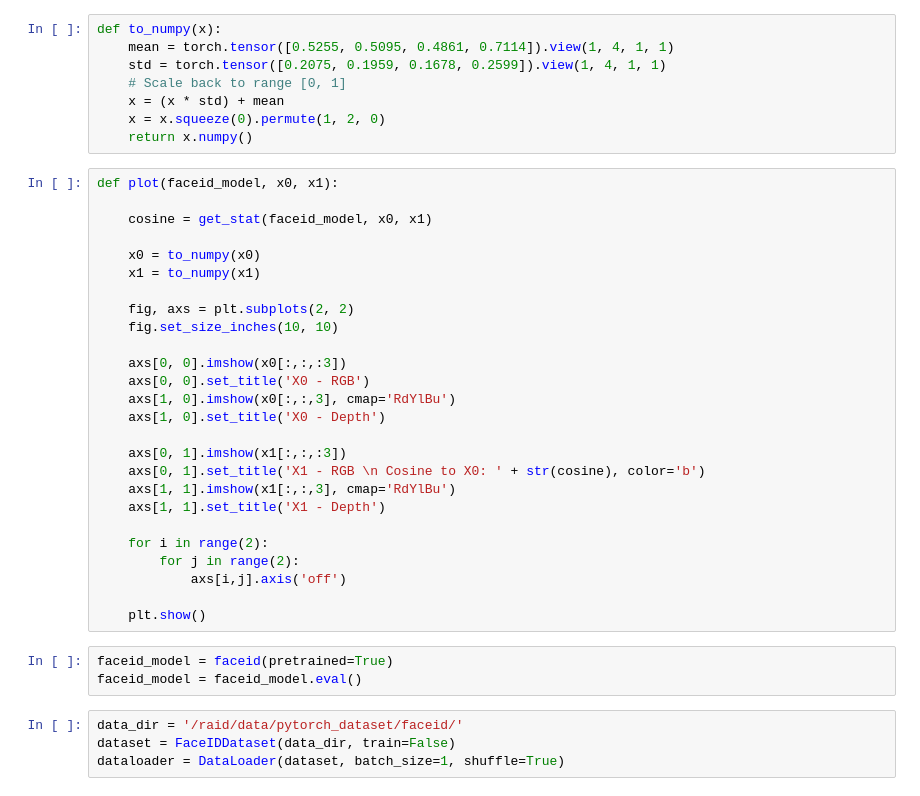
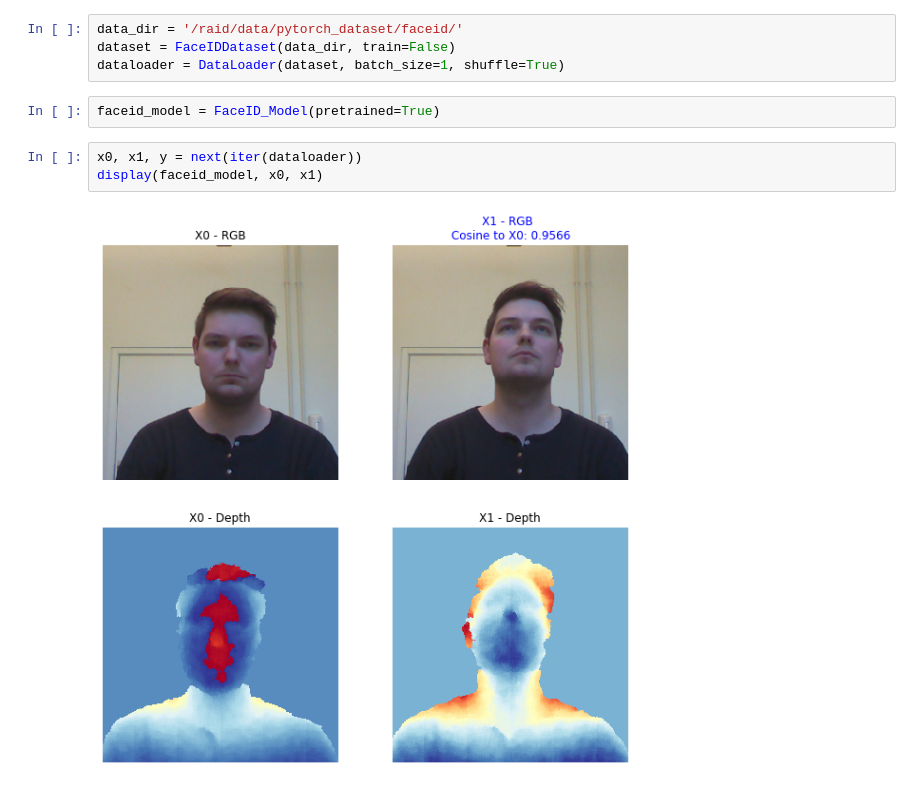
Before and after one commit to huyvnphan/FaceID, a Jupyter notebook: faceid_test.ipynb, the cells around one changed output. Saved outputs shown, nothing was run; the diff lists cells and outputs as text.

```diff
--- a/faceid_test.ipynb
+++ b/faceid_test.ipynb
@@ -15,43 +7,13 @@ def get_stat(faceid_model, x0, x1):
-# %%
-def to_numpy(x):
-    mean = torch.tensor([0.5255, 0.5095, 0.4861, 0.7114]).view(1, 4, 1, 1)
-    std = torch.tensor([0.2075, 0.1959, 0.1678, 0.2599]).view(1, 4, 1, 1)
-    # Scale back to range [0, 1]
-    x = (x * std) + mean
-    x = x.squeeze(0).permute(1, 2, 0)
-    return x.numpy()
-# %%
-def plot(faceid_model, x0, x1):
-
-    cosine = get_stat(faceid_model, x0, x1)
-
-    x0 = to_numpy(x0)
-    x1 = to_numpy(x1)
-
-    fig, axs = plt.subplots(2, 2)
-    fig.set_size_inches(10, 10)
-
-    axs[0, 0].imshow(x0[:,:,:3])
-    axs[0, 0].set_title('X0 - RGB')
-    axs[1, 0].imshow(x0[:,:,3], cmap='RdYlBu')
-    axs[1, 0].set_title('X0 - Depth')
-
-    axs[0, 1].imshow(x1[:,:,:3])
-    axs[0, 1].set_title('X1 - RGB \n Cosine to X0: ' + str(cosine), color='b')
-    axs[1, 1].imshow(x1[:,:,3], cmap='RdYlBu')
-    axs[1, 1].set_title('X1 - Depth')
-
-    for i in range(2):
-        for j in range(2):
-            axs[i,j].axis('off')
-
-    plt.show()
-# %%
-faceid_model = faceid(pretrained=True)
-faceid_model = faceid_model.eval()
 # %%
 data_dir = '/raid/data/pytorch_dataset/faceid/'
 dataset = FaceIDDataset(data_dir, train=False)
 dataloader = DataLoader(dataset, batch_size=1, shuffle=True)
+# %%
+faceid_model = FaceID_Model(pretrained=True)
+# %%
+x0, x1, y = next(iter(dataloader))
+display(faceid_model, x0, x1)
+# %% [output]
+[figure, added]
 # %%
 x0, x1, _ = next(iter(dataloader))
```
Also changed, not shown: parts of 5 cells of this notebook, 10 other files.
